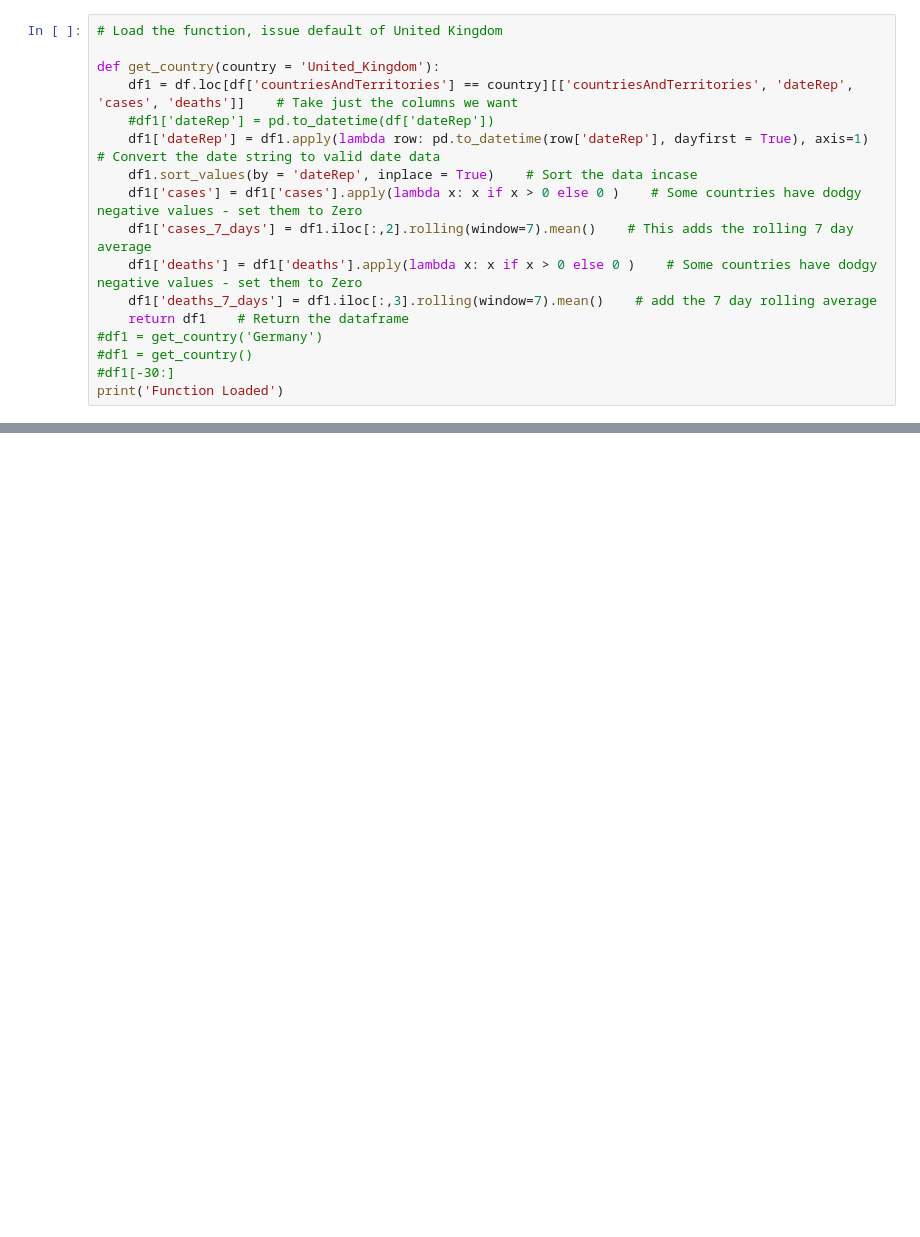
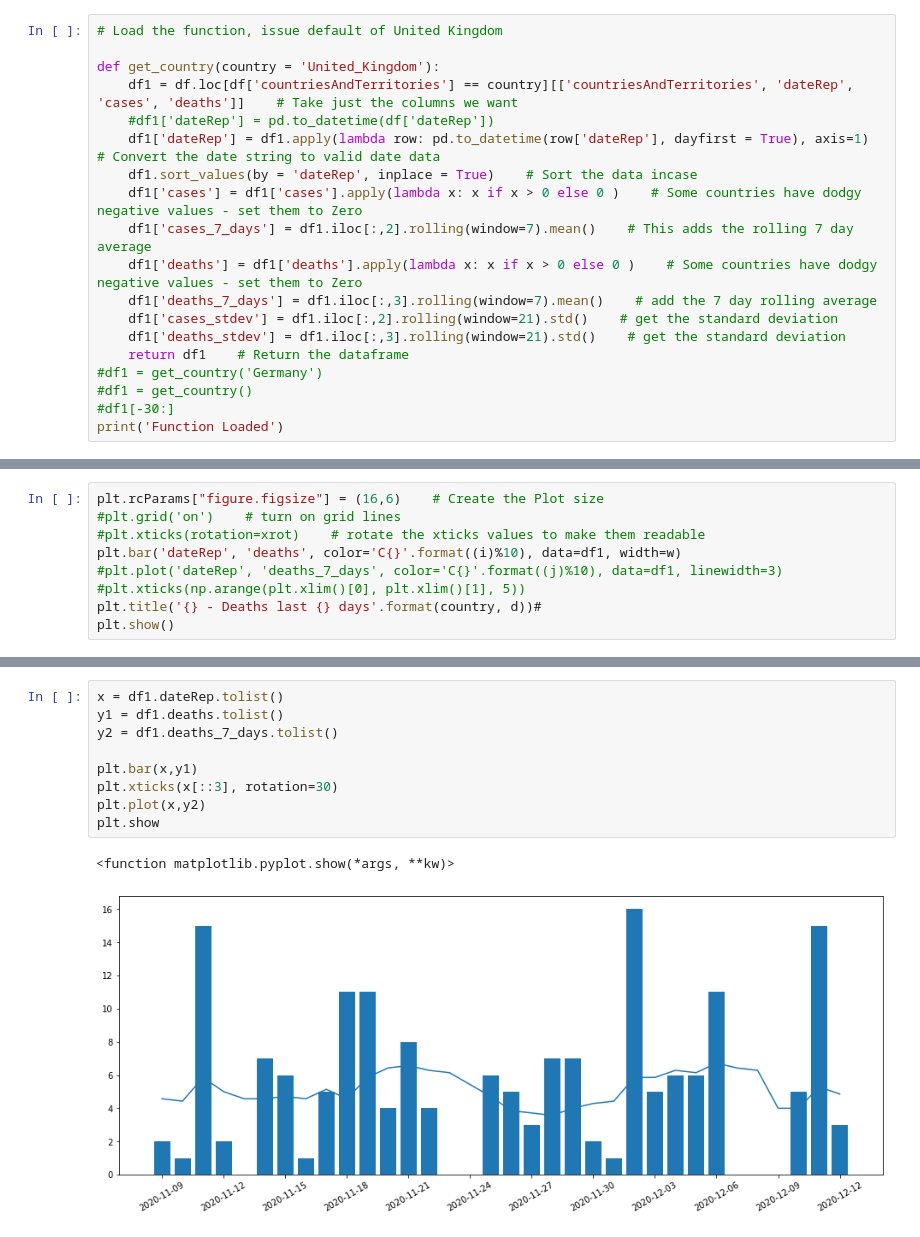
Before and after one commit to BetMadZac73/covid, a Jupyter notebook: ECDC-Data.ipynb, the cells around one changed output, grey strips where cells are left out. Cells and saved outputs as stored; diff of their text form; blank space fills up the shorter version.

Commit message:
Update Chart Types and Processing
Add Standard Deviation bounds to the charts

```diff
--- a/ECDC-Data.ipynb
+++ b/ECDC-Data.ipynb
@@ -35,6 +40,8 @@ def get_country(country = 'United_Kingdom'):
     df1['cases_7_days'] = df1.iloc[:,2].rolling(window=7).mean()    # This adds the rolling 7 day average
     df1['deaths'] = df1['deaths'].apply(lambda x: x if x > 0 else 0 )    # Some countries have dodgy negative values - set them to Zero
     df1['deaths_7_days'] = df1.iloc[:,3].rolling(window=7).mean()    # add the 7 day rolling average
+    df1['cases_stdev'] = df1.iloc[:,2].rolling(window=21).std()    # get the standard deviation
+    df1['deaths_stdev'] = df1.iloc[:,3].rolling(window=21).std()    # get the standard deviation
     return df1    # Return the dataframe
 #df1 = get_country('Germany')
 #df1 = get_country()
@@ -90,0 +154,9 @@ for country in ['United_Kingdom', 'Germany', 'France', 'Spain', 'United_States_o
+# %%
+plt.rcParams["figure.figsize"] = (16,6)    # Create the Plot size
+#plt.grid('on')    # turn on grid lines
+#plt.xticks(rotation=xrot)    # rotate the xticks values to make them readable
+plt.bar('dateRep', 'deaths', color='C{}'.format((i)%10), data=df1, width=w)
+#plt.plot('dateRep', 'deaths_7_days', color='C{}'.format((j)%10), data=df1, linewidth=3)
+#plt.xticks(np.arange(plt.xlim()[0], plt.xlim()[1], 5))
+plt.title('{} - Deaths last {} days'.format(country, d))#
+plt.show()
@@ -90,0 +165,12 @@ for country in ['United_Kingdom', 'Germany', 'France', 'Spain', 'United_States_o
+# %%
+x = df1.dateRep.tolist()
+y1 = df1.deaths.tolist()
+y2 = df1.deaths_7_days.tolist()
+
+plt.bar(x,y1)
+plt.xticks(x[::3], rotation=30)
+plt.plot(x,y2)
+plt.show
+# %% [output]
+<function matplotlib.pyplot.show(*args, **kw)>
+[figure, added]
```
Also changed, not shown: parts of 22 cells of this notebook, 7 other files.
